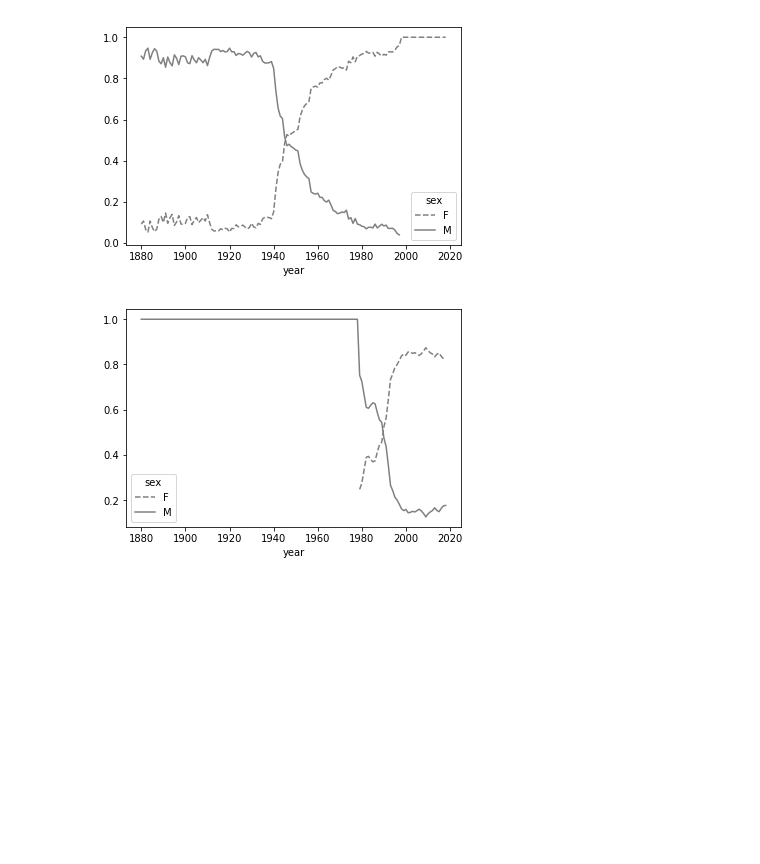
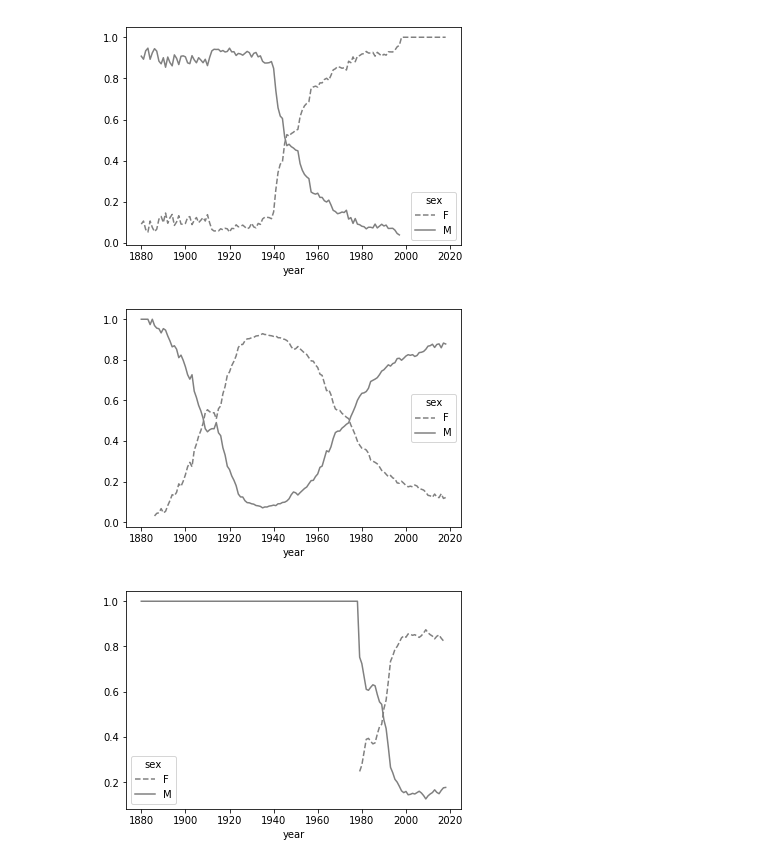
Before and after one commit to ffflora/data-analysis-projects, a Jupyter notebook: babynames.ipynb, the cells around one changed output. Cells and saved outputs as stored; diff of their text form; code cells hidden in the pictures; blank space fills up the shorter version.

```diff
--- a/babynames.ipynb
+++ b/babynames.ipynb
@@ -383,6 +355,10 @@ def plot_similar_names_with_sex(name):
 plot_similar_names_with_sex('lesl')
 # %% [output]
 [figure]
+# %%
+plot_similar_names_with_sex('patric')
+# %% [output]
+[figure, added]
 # %%
 plot_similar_names_with_sex('taylor')
 # %% [output]
```
Also changed, not shown: parts of 16 cells of this notebook.
